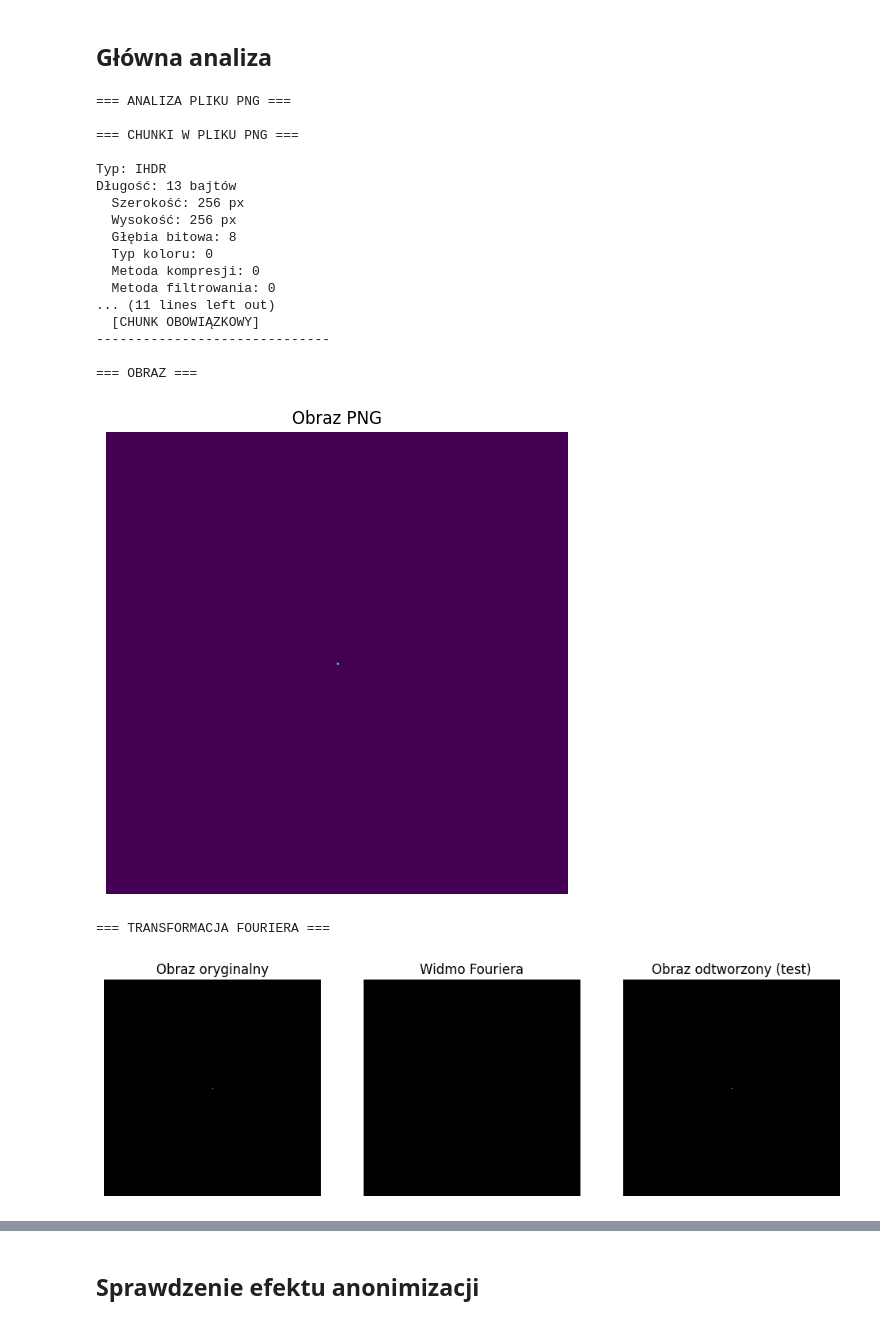
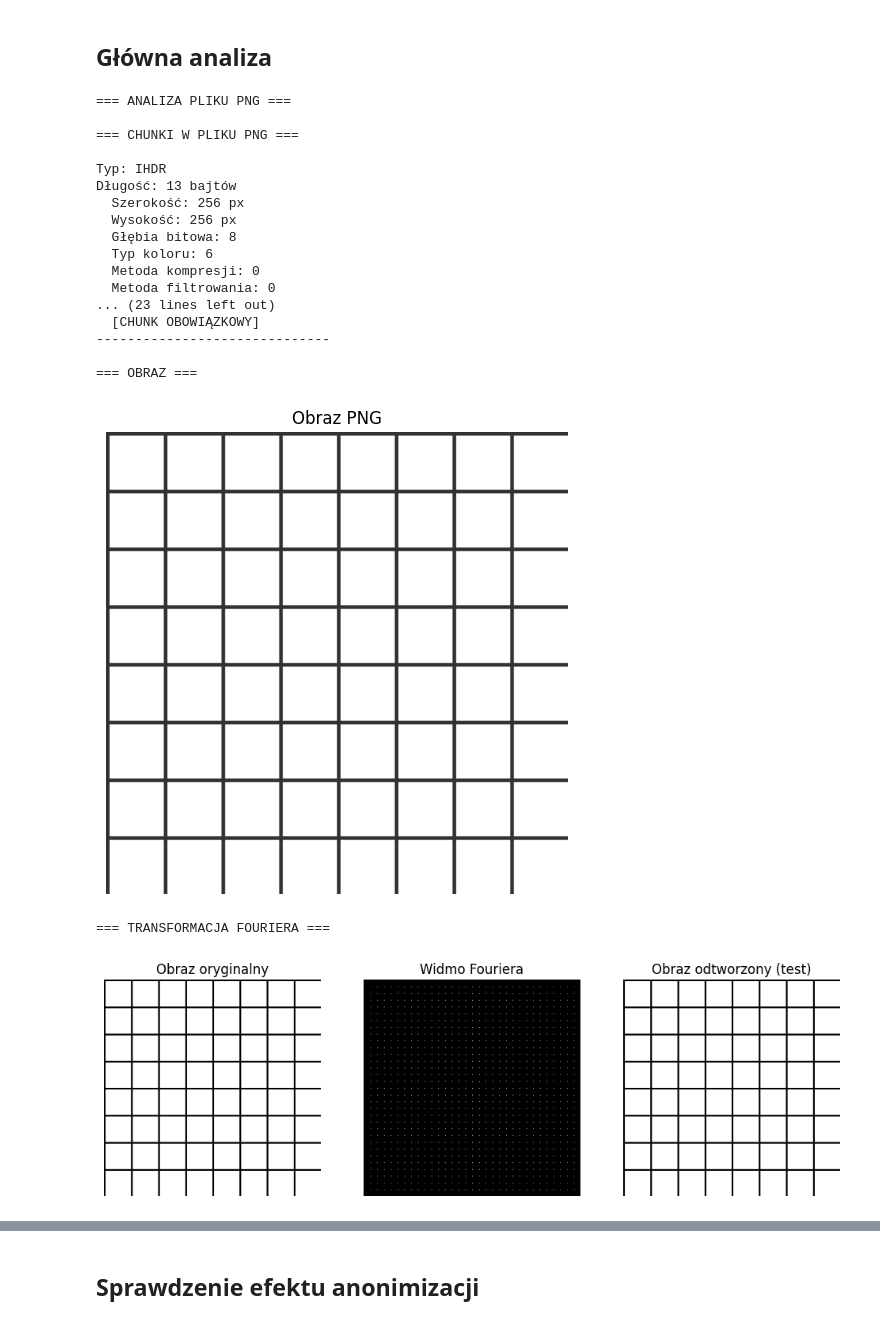
Before and after one commit to Mychal003/E-media, a Jupyter notebook: P1.ipynb, the cells around one changed output, grey strips where cells are left out. Saved outputs shown, nothing was run; the diff lists cells and outputs as text; code cells hidden in the pictures.

```diff
--- a/P1.ipynb
+++ b/P1.ipynb
@@ -123,7 +123,8 @@ def transformacja_fouriera(nazwa_pliku):
 
     # Widmo amplitudowe
     widmo = np.abs(fft_przesuniete)
-    widmo_log = np.log(widmo + 1)
+    #widmo_log = np.log(widmo + 1)
+    widmo_log = 20 * np.log(widmo + 1)
 
     # Wyświetl
     plt.figure(figsize=(12, 4))
@@ -187,7 +188,7 @@ def anonimizuj(nazwa_pliku, nazwa_wyjsciowa):
 ## Główna analiza
 # %%
 # TUTAJ WPISZ NAZWĘ SWOJEGO PLIKU PNG
-nazwa_pliku = 'punkt.png'
+nazwa_pliku = 'synthetic_image.png'
 
 print("=== ANALIZA PLIKU PNG ===\n")
 
@@ -205,38 +206,38 @@ pokaz_obraz(nazwa_pliku)
 print("\n=== TRANSFORMACJA FOURIERA ===")
 transformacja_fouriera(nazwa_pliku)
 
 # 5. Anonimizacja
 print("\n=== ANONIMIZACJA ===")
 nazwa_anonimizowana = nazwa_pliku.replace('.png', '_anonim.png')
 anonimizuj(nazwa_pliku, nazwa_anonimizowana)
 
 # 6. Porównaj rozmiary
 rozmiar_oryginalny = os.path.getsize(nazwa_pliku)
 rozmiar_anonimizowany = os.path.getsize(nazwa_anonimizowana)
 print(f"\nRozmiar oryginalny: {rozmiar_oryginalny} bajtów")
 print(f"Rozmiar po anonimizacji: {rozmiar_anonimizowany} bajtów")
 print(f"Różnica: {rozmiar_oryginalny - rozmiar_anonimizowany} bajtów")
 # %% [output]
 === ANALIZA PLIKU PNG ===
 
 === CHUNKI W PLIKU PNG ===
 
 Typ: IHDR
 Długość: 13 bajtów
   Szerokość: 256 px
   Wysokość: 256 px
   Głębia bitowa: 8
-  Typ koloru: 0
+  Typ koloru: 6
   Metoda kompresji: 0
   Metoda filtrowania: 0
-... (11 lines left out)
+... (23 lines left out)
   [CHUNK OBOWIĄZKOWY]
 ------------------------------
 
 === OBRAZ ===
-[figure, old version]
+[figure, new version]
 === TRANSFORMACJA FOURIERA ===
-[figure, old version]
+[figure, new version]
 Błąd rekonstrukcji: 0.0000000000
 Transformacja działa poprawnie!
 
```
Also changed, not shown: parts of 2 cells of this notebook.
